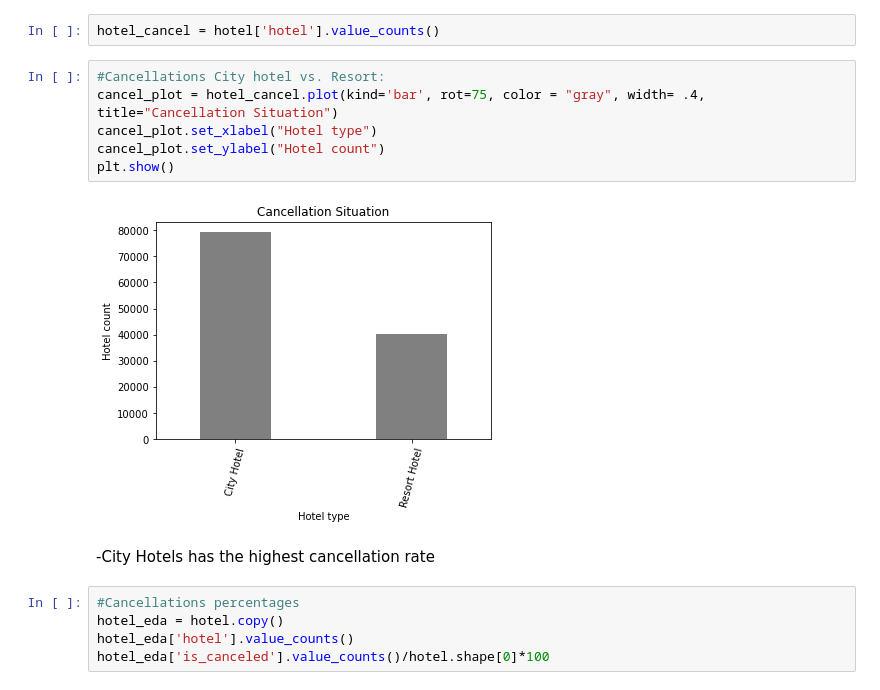
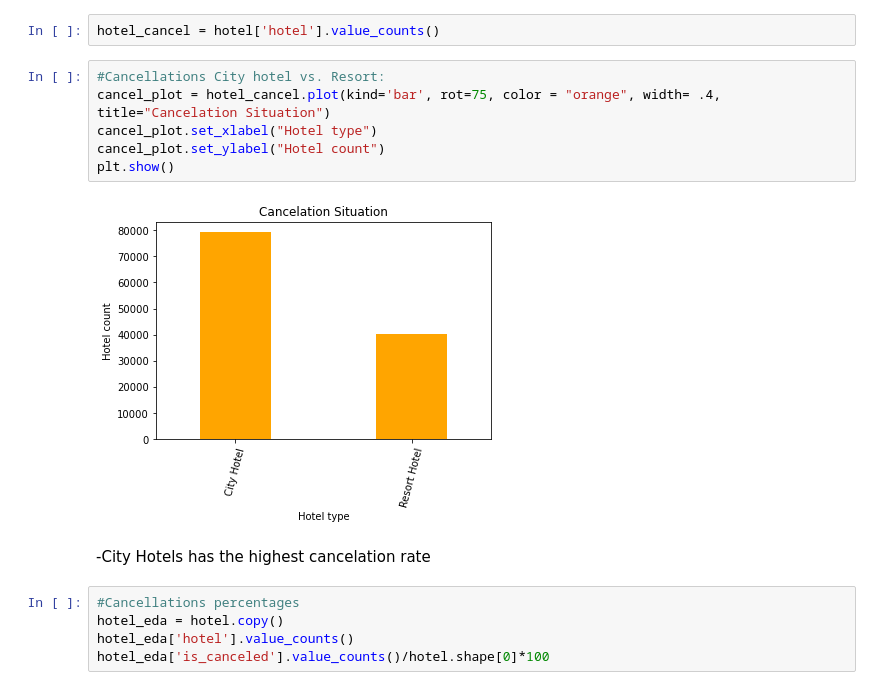
Before and after one commit to carlosmendozaj/Project_Booking_Demand, a Jupyter notebook: Carlos_Notebook.ipynb, the cells around one changed output. Cells and saved outputs as stored; diff of their text form.

```diff
--- a/Carlos_Notebook.ipynb
+++ b/Carlos_Notebook.ipynb
@@ -70,14 +53,14 @@ memory usage: 14.6+ MB
 hotel_cancel = hotel['hotel'].value_counts()
 # %%
 #Cancellations City hotel vs. Resort:
-cancel_plot = hotel_cancel.plot(kind='bar', rot=75, color = "gray", width= .4, title="Cancellation Situation")
+cancel_plot = hotel_cancel.plot(kind='bar', rot=75, color = "orange", width= .4, title="Cancelation Situation")
 cancel_plot.set_xlabel("Hotel type")
 cancel_plot.set_ylabel("Hotel count")
 plt.show()
 # %% [output]
-[figure, old version]
+[figure, new version]
 # %% [markdown]
--City Hotels has the highest cancellation rate
+-City Hotels has the highest cancelation rate
 # %%
 #Cancellations percentages
 hotel_eda = hotel.copy()
```
Also changed, not shown: parts of 7 cells of this notebook.
